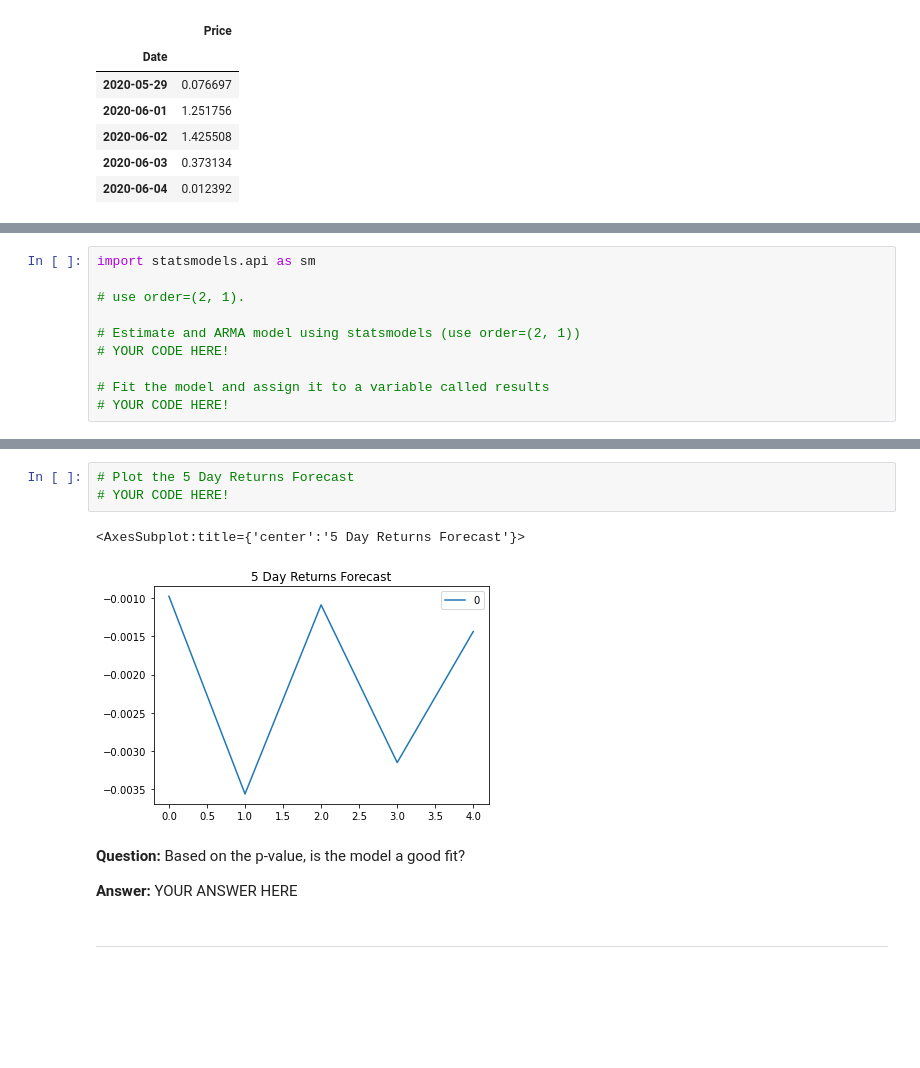
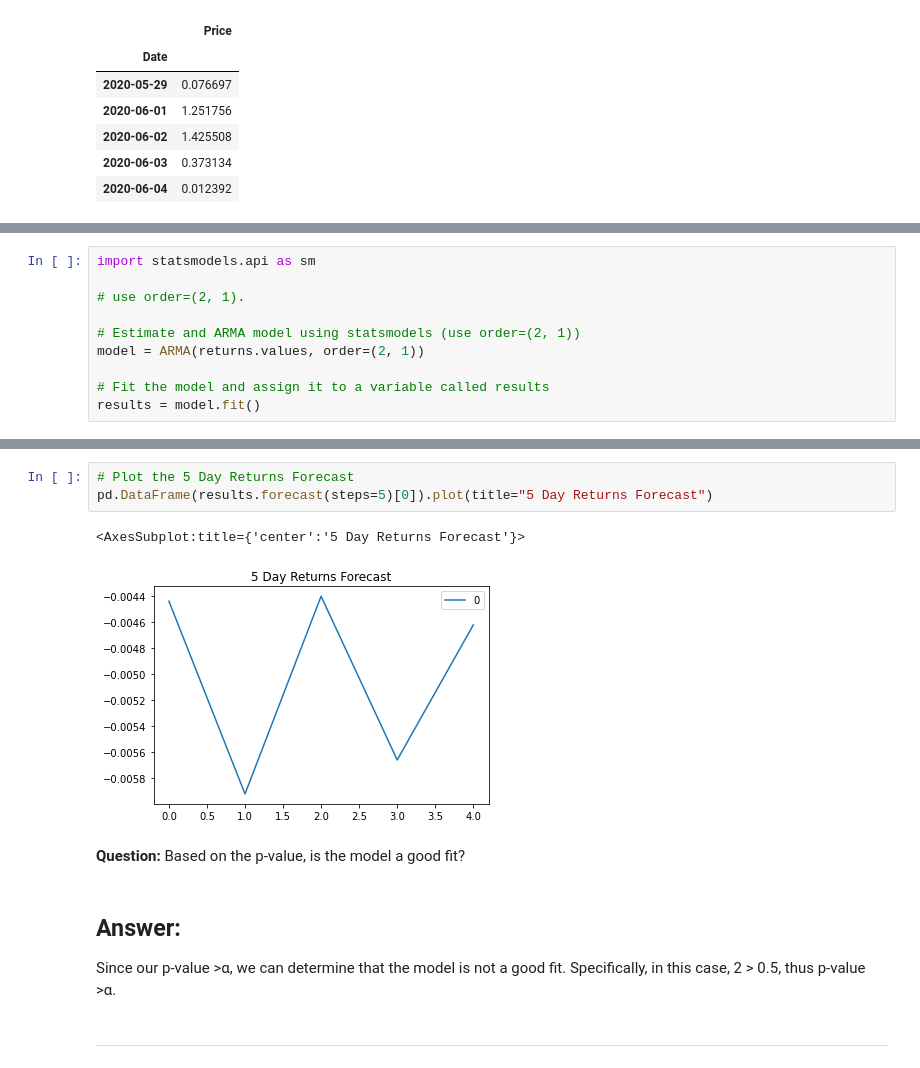
Before and after one commit to benjaminweymouth/Time-Series-analysis-using-ARIMA, a Jupyter notebook: Python Code/time_series_analysis.ipynb, the cells around one changed output, grey strips where cells are left out. Drawn from its saved outputs; the diff is of its cells as text; blank space fills up the shorter version.

Commit message:
ARMA Model analysis

```diff
--- a/Python Code/time_series_analysis.ipynb
+++ b/Python Code/time_series_analysis.ipynb
@@ -132,9 +135,9 @@ import statsmodels.api as sm
 # use order=(2, 1).
 
 # Estimate and ARMA model using statsmodels (use order=(2, 1))
-# YOUR CODE HERE!
+model = ARMA(returns.values, order=(2, 1))
 
 # Fit the model and assign it to a variable called results
-# YOUR CODE HERE!
+results = model.fit()
 # %%
 # Output model summary results:
@@ -160,14 +163,16 @@ Roots
 | MA.1 | -1.2127 | +0.0000j | 1.2127 | 0.5000 |
 # %%
 # Plot the 5 Day Returns Forecast
-# YOUR CODE HERE!
+pd.DataFrame(results.forecast(steps=5)[0]).plot(title="5 Day Returns Forecast")
 # %% [output]
 <AxesSubplot:title={'center':'5 Day Returns Forecast'}>
-[figure, old version]
+[figure, new version]
 # %% [markdown]
 **Question:** Based on the p-value, is the model a good fit?
-
-**Answer:** YOUR ANSWER HERE
+# %% [markdown]
+## Answer:
+
+Since our p-value >α, we can determine that the model is not a good fit. Specifically, in this case, 2 > 0.5, thus p-value >α.
 # %% [markdown]
 ---
 # %% [markdown]
```
Also changed, not shown: parts of 2 cells of this notebook.
